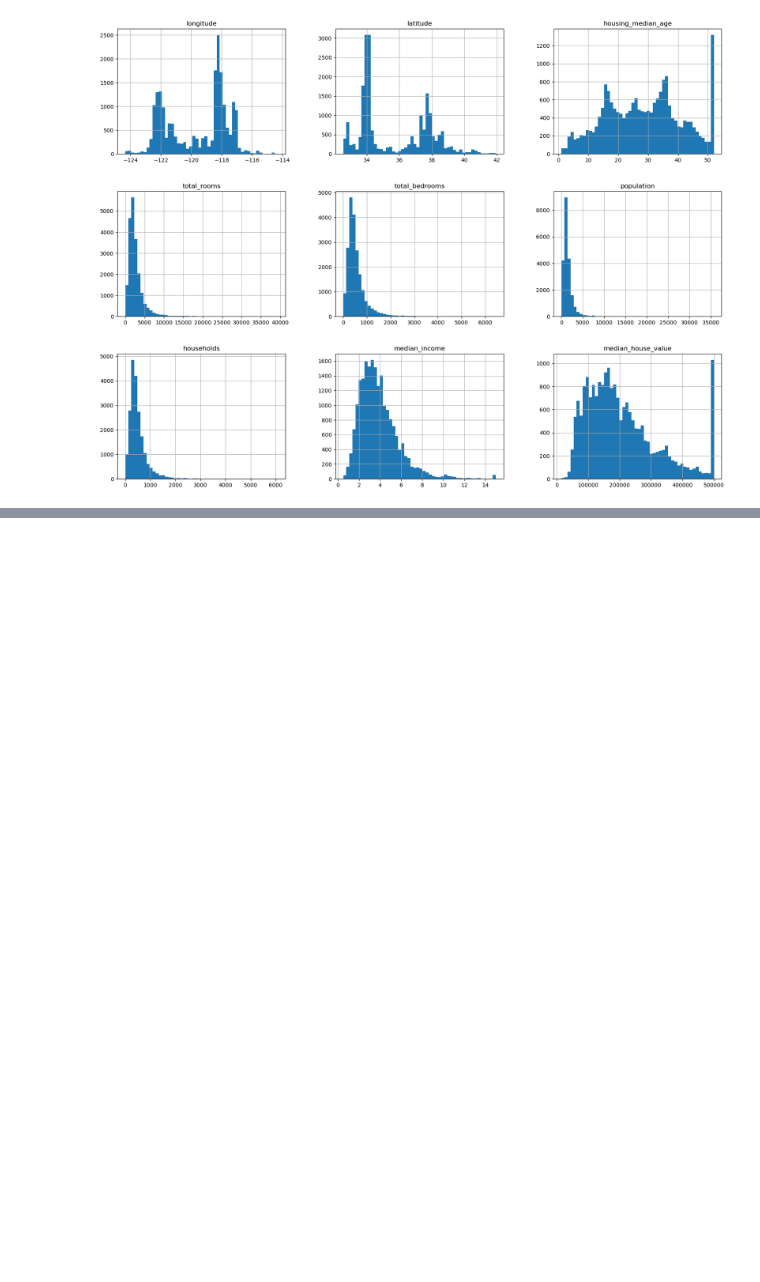
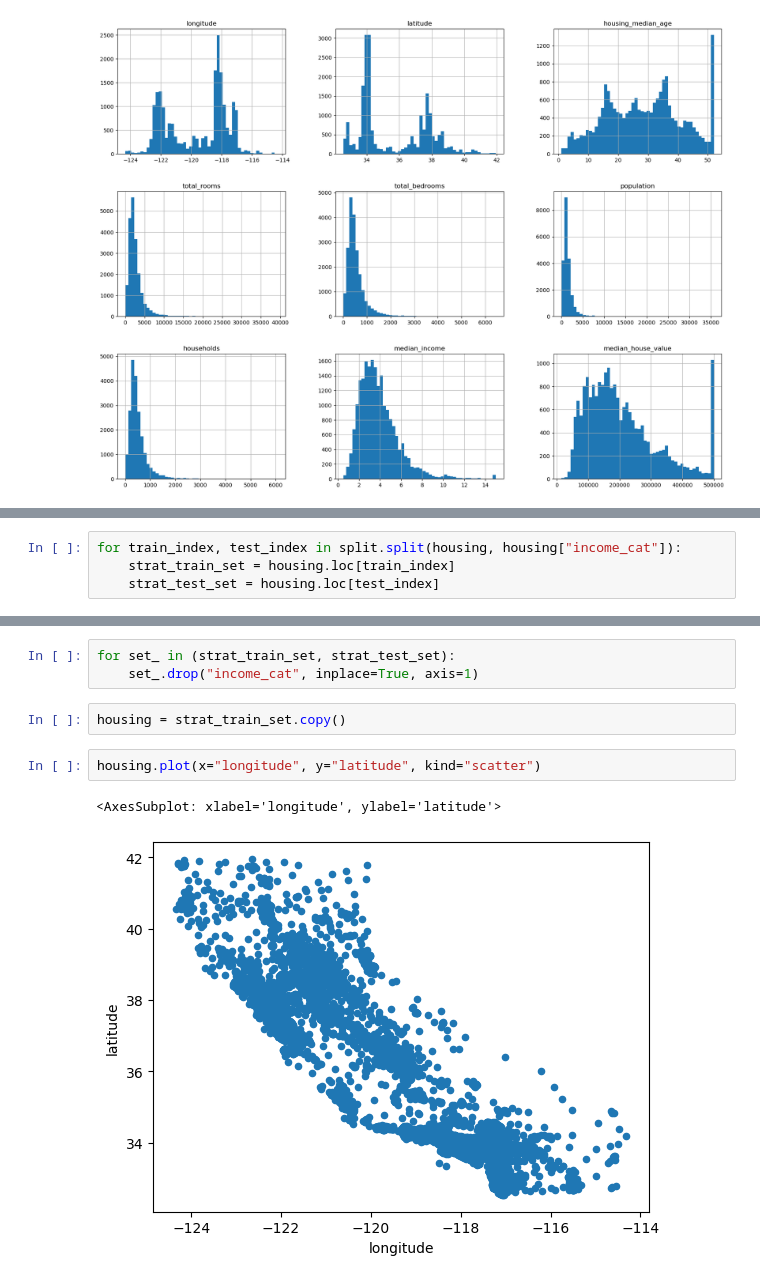
Before and after one commit to hemanthkotaprolu/Hands-On-Machine-Learning-with-Scikit-Learn-Keras-and-Tensorflow, a Jupyter notebook: chapter_2.ipynb, the cells around one changed output, grey strips where cells are left out. Saved outputs shown, nothing was run; the diff lists cells and outputs as text; blank space fills up the shorter version.

```diff
--- a/chapter_2.ipynb
+++ b/chapter_2.ipynb
@@ -83,0 +103,4 @@ plt.show()
+# %%
+for train_index, test_index in split.split(housing, housing["income_cat"]):
+    strat_train_set = housing.loc[train_index]
+    strat_test_set = housing.loc[test_index]
@@ -83,0 +116,10 @@ plt.show()
+# %%
+for set_ in (strat_train_set, strat_test_set):
+    set_.drop("income_cat", inplace=True, axis=1)
+# %%
+housing = strat_train_set.copy()
+# %%
+housing.plot(x="longitude", y="latitude", kind="scatter")
+# %% [output]
+<AxesSubplot: xlabel='longitude', ylabel='latitude'>
+[figure, added]
```
Also changed, not shown: parts of 38 cells of this notebook.
